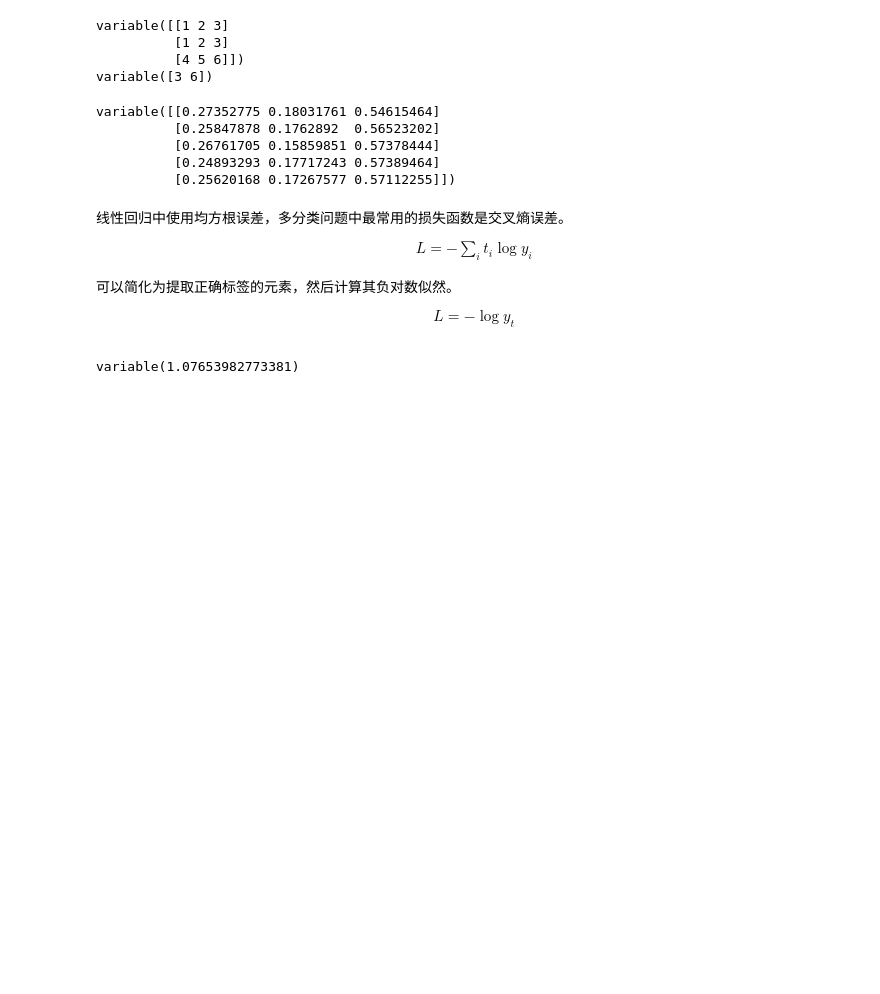
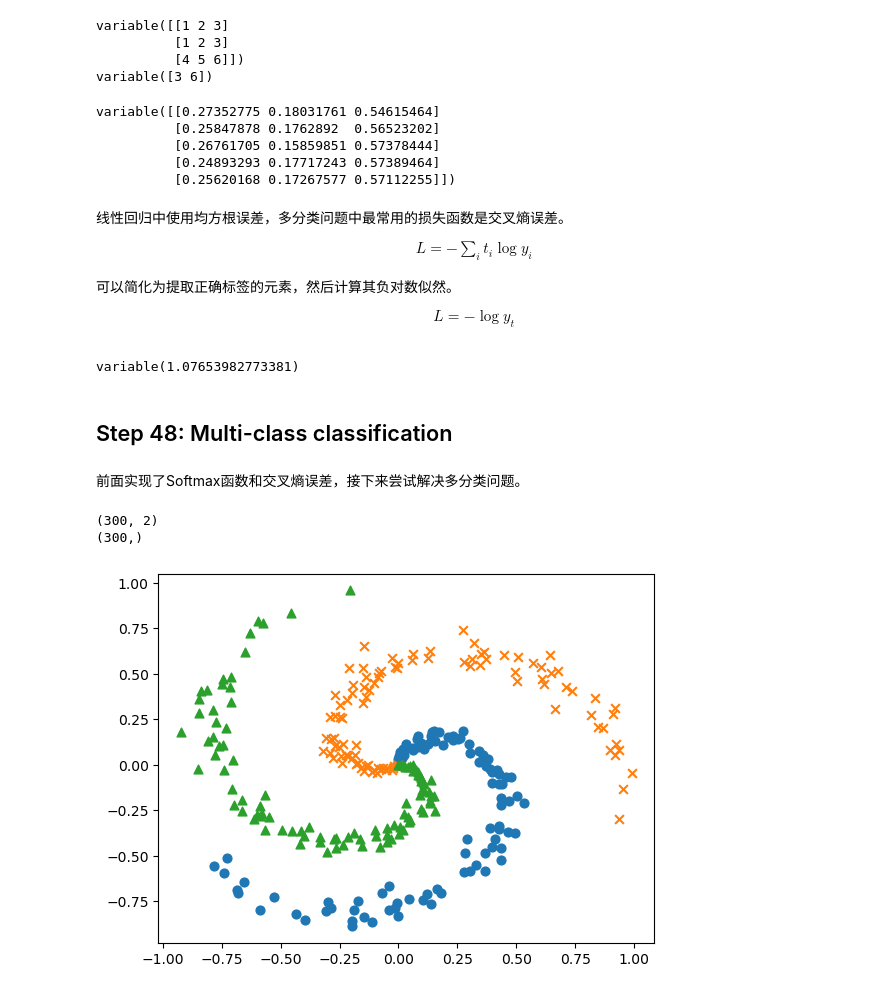
Before and after one commit to easymoneysnipertang/DeZero, a Jupyter notebook: stage4.ipynb, the cells around one changed output. Drawn from its saved outputs; the diff is of its cells as text; code cells hidden in the pictures; blank space fills up the shorter version.

Commit message:
step 48: multi-class

```diff
--- a/stage4.ipynb
+++ b/stage4.ipynb
@@ -739,3 +740,47 @@ loss = softmax_cross_entropy_simple(y, t)
 print(loss)
 # %% [output]
 variable(1.07653982773381)
+# %% [markdown]
+## Step 48: Multi-class classification
+# %% [markdown]
+前面实现了Softmax函数和交叉熵误差，接下来尝试解决多分类问题。
+# %%
+def get_spiral(train=True):
+    seed = 1984 if train else 2020
+    np.random.seed(seed=seed)
+
+    num_data, num_class, input_dim = 100, 3, 2
+    data_size = num_class * num_data
+    x = np.zeros((data_size, input_dim), dtype=np.float32)
+    t = np.zeros(data_size, dtype=int)
+
+    for j in range(num_class):
+        for i in range(num_data):
+            rate = i / num_data
+            radius = 1.0 * rate
+            theta = j * 4.0 + 4.0 * rate + np.random.randn() * 0.2
+            ix = num_data * j + i
+            x[ix] = np.array([radius * np.sin(theta),
+                              radius * np.cos(theta)]).flatten()
+            t[ix] = j
+    # Shuffle
+    indices = np.random.permutation(num_data * num_class)
+    x = x[indices]
+    t = t[indices]
+    return x, t
+
+x, t = get_spiral(train=True)
+print(x.shape)
+print(t.shape)
+
+# 二维数据集，根据label绘制不同颜色
+N = x.shape[0]
+CLS_NUM = 3
+markers = ['o', 'x', '^']
+for i in range(CLS_NUM):
+    plt.scatter(x[t==i][:, 0], x[t==i][:, 1], s=40, marker=markers[i])
+plt.show()
+# %% [output]
+(300, 2)
+(300,)
+[figure, added]
```
Also changed, not shown: parts of 4 cells of this notebook, 2 other files.
